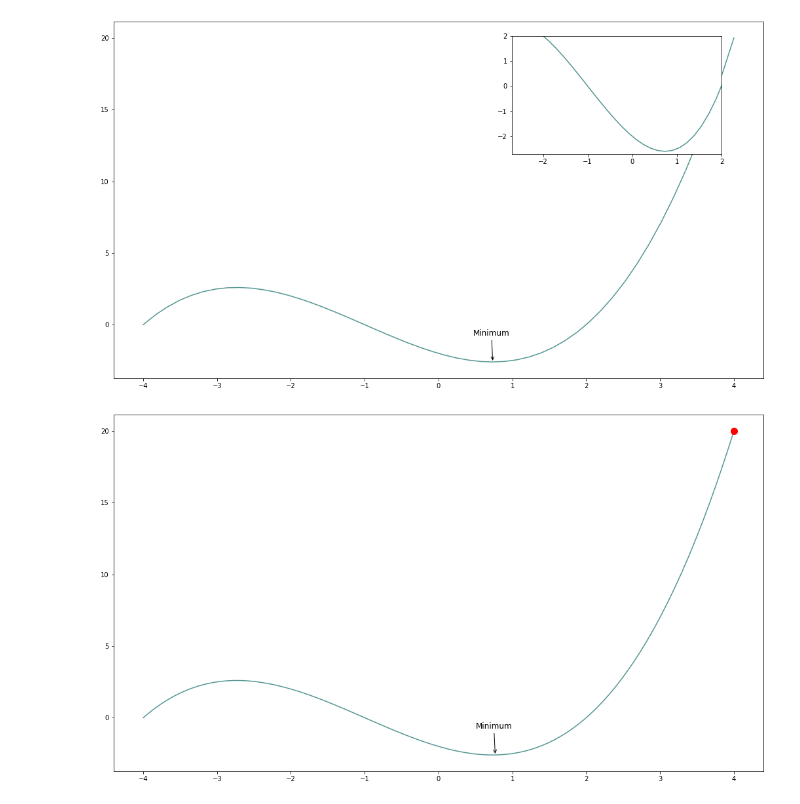
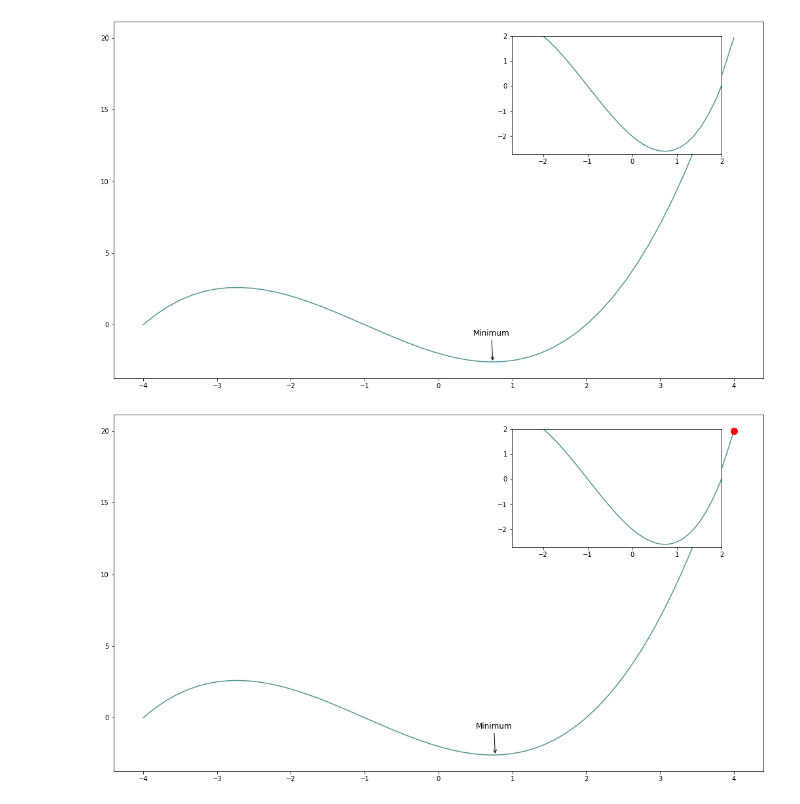
Before and after one commit to DorobantuDiana/PythonicJustice, a Jupyter notebook: AlgorithmConstruction/code.ipynb, the cells around one changed output. Drawn from its saved outputs; the diff is of its cells as text; code cells hidden in the pictures.

```diff
--- a/AlgorithmConstruction/code.ipynb
+++ b/AlgorithmConstruction/code.ipynb
@@ -122,34 +122,37 @@ def f(x):
 x = np.linspace(-4, 4, 100)
 
 # Plot the function
 plt.plot(x, f(x), color='#539692')
 
 # Find the minimum of the function
 x_min = x[np.argmin(f(x))]
 y_min = f(x_min)
 
 # Annotate the minimum
 plt.annotate(f'Minimum', xy=(x_min, y_min),
              xytext=(-30, 40), textcoords='offset points', fontsize=12,
              arrowprops=dict(facecolor='black', arrowstyle='->'))
 
 
-
-
-
 plt.rcParams['animation.ffmpeg_path']='C:/FFmpeg/bin/ffmpeg.exe'
 # Add a dot at the starting point
 dot, = plt.plot(x[0], f(x[0]), 'ro', markersize=10)
+
+# Add the embedded figure
+ax = plt.axes([0.6, 0.6, 0.25, 0.25])
+ax.plot(x, f(x), color='#539692')
+ax.set_xlim(-2.7, 2)
+ax.set_ylim(-2.7, 2)
 
 # Define the update function for the animation
 def update(frame):
     # Move the dot to the next position
     dot.set_data(x[frame], f(x[frame]))
     return dot,
 
 # Create the animation
 ani = FuncAnimation(fig, update, frames=len(x), interval=50, blit=True)
 # Save the animation in mp4 format
 ani.save("Animation.mp4", dpi=72)
 # %% [output]
-[figure, old version]
+[figure, new version]
```
Also changed, not shown: 1 other file.
